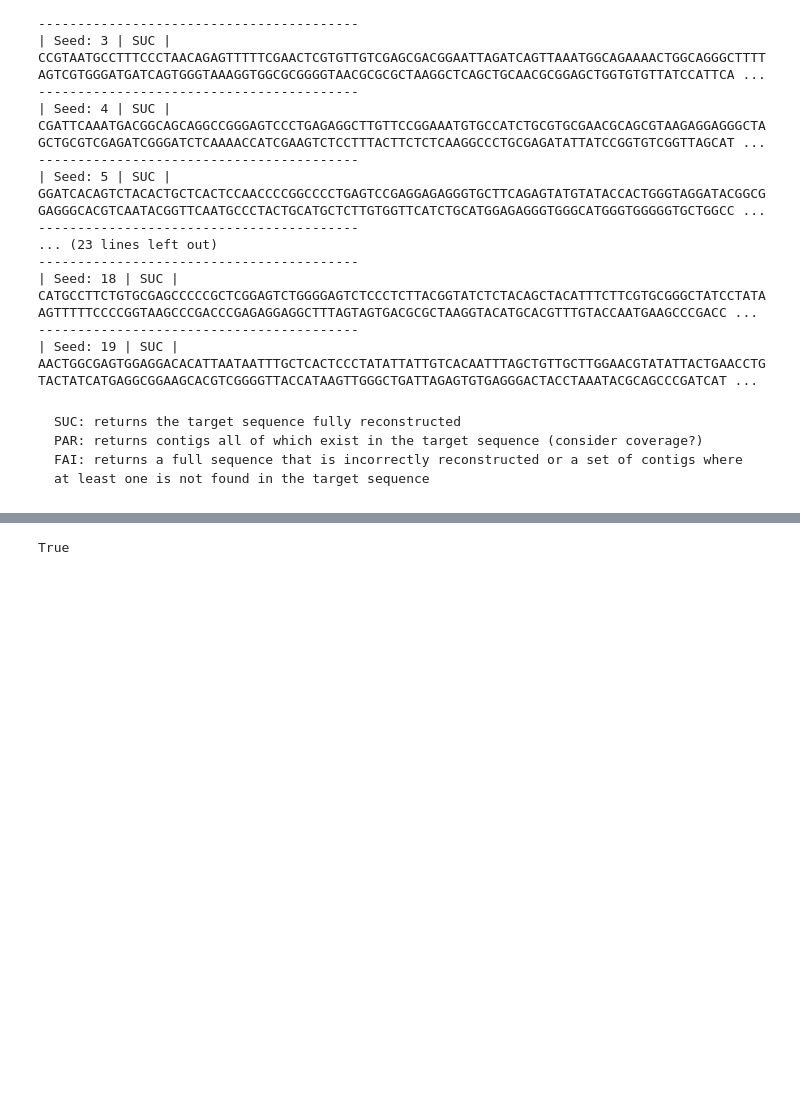
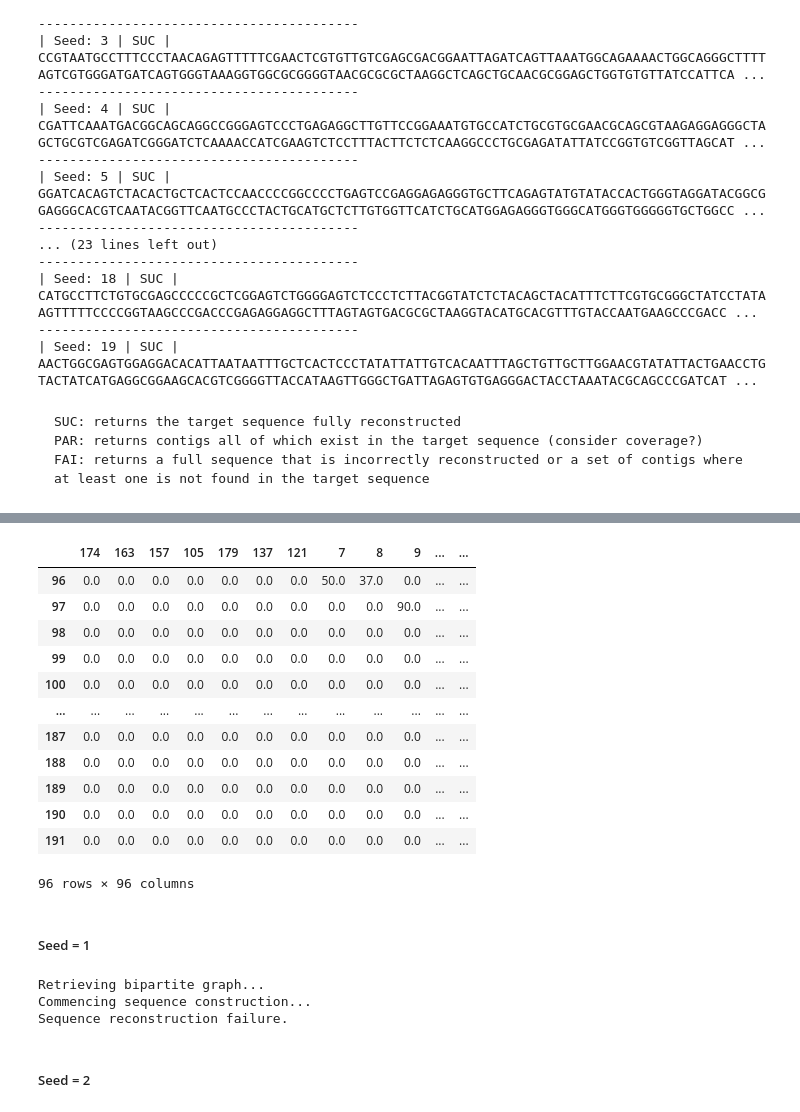
Before and after one commit to JulianVJacobs/Sequitur, a Jupyter notebook: sequitur_bm.ipynb, the cells around one changed output, grey strips where cells are left out. Drawn from its saved outputs; the diff is of its cells as text; code cells hidden in the pictures; blank space fills up the shorter version.

```diff
--- a/sequitur_bm.ipynb
+++ b/sequitur_bm.ipynb
@@ -328,4 +436,7 @@ print('ACCURACY: '+str((successes/n)*100)+'%')
 #! pip install Bio
 from Bio import SeqIO
 
-# B_ = {}
+try:
+    B_
+except:
+    B_ = {}
@@ -331,0 +445,18 @@ from Bio import SeqIO
+# %%
+seed = 0
+for record in SeqIO.parse("data/input/Raphanus sativus_NC_018551.1.fasta",'fasta'): seq = record.seq
+reads = generate_reads(seq,250,250,50,50,seed=seed,min_coverage=None)
+if seed in B_:
+    print("Retrieving bipartite graph...")
+    B = B_[seed].copy()
+else:
+    print("Building bipartite graph...")
+    B = build_bipartite_graph(reads)
+    B_[seed] = B.copy()
+G,B = initialise(B)
+print("Commencing sequence construction...")
+# try:
+# sequitur(G,B,reads,random_initial_edge(G,B,seed=seed),seed=seed,true_sequence=seq)
+# if is_connected(G.to_undirected()) == seq: print("Sequence reconstruction success!")
+# else: print("Sequence reconstruction failure. [1]")
+# except: print("Sequence reconstruction failure. [2]")
@@ -331,0 +515,26 @@ from Bio import SeqIO
+# %%
+outgoing = list(n[1:] for n in b if not B.nodes[n]['bipartite'])
+incoming = list(n[:-1] for n in b if B.nodes[n]['bipartite'])
+# %%
+key = dict(zip(outgoing+incoming,list(range(len(outgoing+incoming)))))
+unkey = dict((n,r) for r,n in key.items())
+# %%
+df = pd.DataFrame(np.zeros((len(outgoing),len(incoming))),columns=list(key[node] for node in outgoing),index=list(key[node] for node in incoming))
+for row in df.index:
+    for col in df.columns:
+        df.at[row,col] = b.edges[('^'+unkey[col],unkey[row]+'$')]['weight'] if ('^'+unkey[col],unkey[row]+'$') in b.edges else 0
+df
+# %% [output]
+|  | 174 | 163 | 157 | 105 | 179 | 137 | 121 | 7 | 8 | 9 | ... | ... |
+| 96 | 0.0 | 0.0 | 0.0 | 0.0 | 0.0 | 0.0 | 0.0 | 50.0 | 37.0 | 0.0 | ... | ... |
+| 97 | 0.0 | 0.0 | 0.0 | 0.0 | 0.0 | 0.0 | 0.0 | 0.0 | 0.0 | 90.0 | ... | ... |
+| 98 | 0.0 | 0.0 | 0.0 | 0.0 | 0.0 | 0.0 | 0.0 | 0.0 | 0.0 | 0.0 | ... | ... |
+| 99 | 0.0 | 0.0 | 0.0 | 0.0 | 0.0 | 0.0 | 0.0 | 0.0 | 0.0 | 0.0 | ... | ... |
+| 100 | 0.0 | 0.0 | 0.0 | 0.0 | 0.0 | 0.0 | 0.0 | 0.0 | 0.0 | 0.0 | ... | ... |
+| ... | ... | ... | ... | ... | ... | ... | ... | ... | ... | ... | ... | ... |
+| 187 | 0.0 | 0.0 | 0.0 | 0.0 | 0.0 | 0.0 | 0.0 | 0.0 | 0.0 | 0.0 | ... | ... |
+| 188 | 0.0 | 0.0 | 0.0 | 0.0 | 0.0 | 0.0 | 0.0 | 0.0 | 0.0 | 0.0 | ... | ... |
+| 189 | 0.0 | 0.0 | 0.0 | 0.0 | 0.0 | 0.0 | 0.0 | 0.0 | 0.0 | 0.0 | ... | ... |
+| 190 | 0.0 | 0.0 | 0.0 | 0.0 | 0.0 | 0.0 | 0.0 | 0.0 | 0.0 | 0.0 | ... | ... |
+| 191 | 0.0 | 0.0 | 0.0 | 0.0 | 0.0 | 0.0 | 0.0 | 0.0 | 0.0 | 0.0 | ... | ... |
+96 rows × 96 columns
@@ -332,14 +545,27 @@ from Bio import SeqIO
+# %% [markdown]
+##### Seed = 1
 # %%
-seed = 0
+seed = 1
 for record in SeqIO.parse("data/input/Raphanus sativus_NC_018551.1.fasta",'fasta'): seq = record.seq
 reads = generate_reads(seq,250,250,50,50,seed=seed,min_coverage=None)
 if seed in B_:
+    print("Retrieving bipartite graph...")
     B = B_[seed].copy()
 else:
+    print("Building bipartite graph...")
     B = build_bipartite_graph(reads)
     B_[seed] = B.copy()
 G = nx.DiGraph()
-sequitur(G,B,reads,random_initial_edge(G,B,seed=seed),seed=seed,true_sequence=seq) == seq
+print("Commencing sequence construction...")
+try:
+    seq_, G_ = sequitur(G,B,reads,random_initial_edge(G,B,seed=seed),seed=seed,true_sequence=seq)
+    if seq_ == seq: print("Sequence reconstruction success!")
+    else: print("Sequence reconstruction failure.")
+except: print("Sequence reconstruction failure.")
 # %% [output]
-True
+Retrieving bipartite graph...
+Commencing sequence construction...
+Sequence reconstruction failure.
+# %% [markdown]
+##### Seed = 2
 # %%
```
Also changed, not shown: parts of 21 cells of this notebook.
